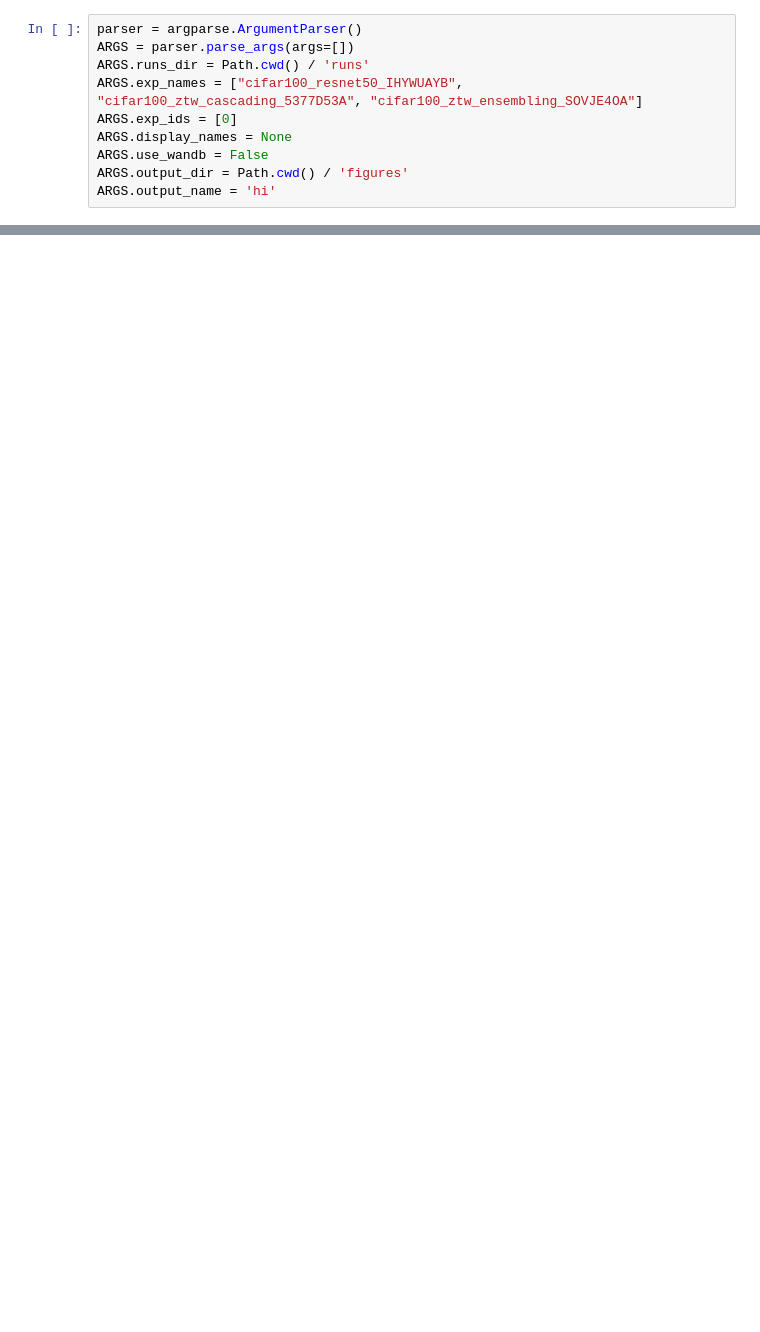
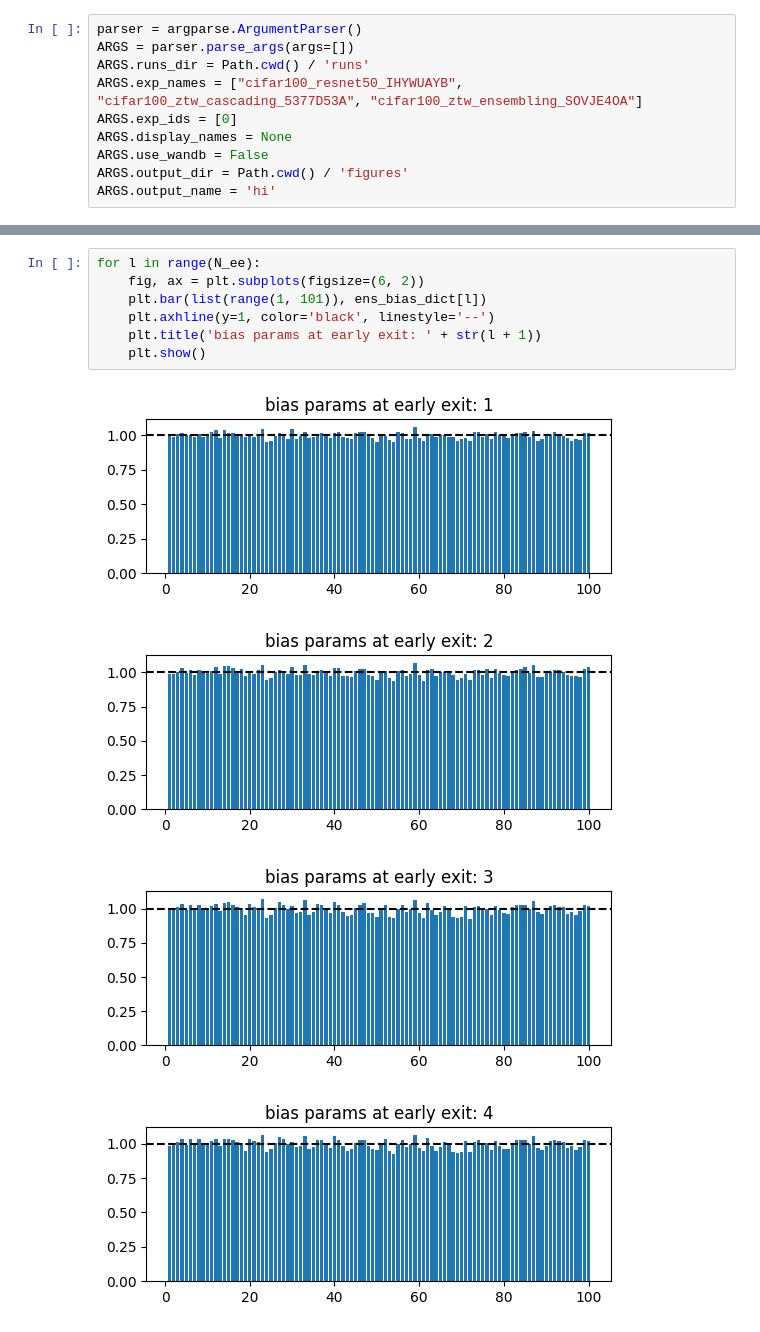
Before and after one commit to metodj/Zero-Time-Waste, a Jupyter notebook: ztw_rewrite/monotonicity.ipynb, the cells around one changed output, grey strips where cells are left out. Saved outputs shown, nothing was run; the diff lists cells and outputs as text; blank space fills up the shorter version.

```diff
--- a/ztw_rewrite/monotonicity.ipynb
+++ b/ztw_rewrite/monotonicity.ipynb
@@ -41,0 +145,12 @@ Files already downloaded and verified
+# %%
+for l in range(N_ee):
+    fig, ax = plt.subplots(figsize=(6, 2))
+    plt.bar(list(range(1, 101)), ens_bias_dict[l])
+    plt.axhline(y=1, color='black', linestyle='--')
+    plt.title('bias params at early exit: ' + str(l + 1))
+    plt.show()
+# %% [output]
+[figure, added]
+[figure, added]
+[figure, added]
+[figure, added]
```
Also changed, not shown: parts of 33 cells of this notebook, 2 other files.
